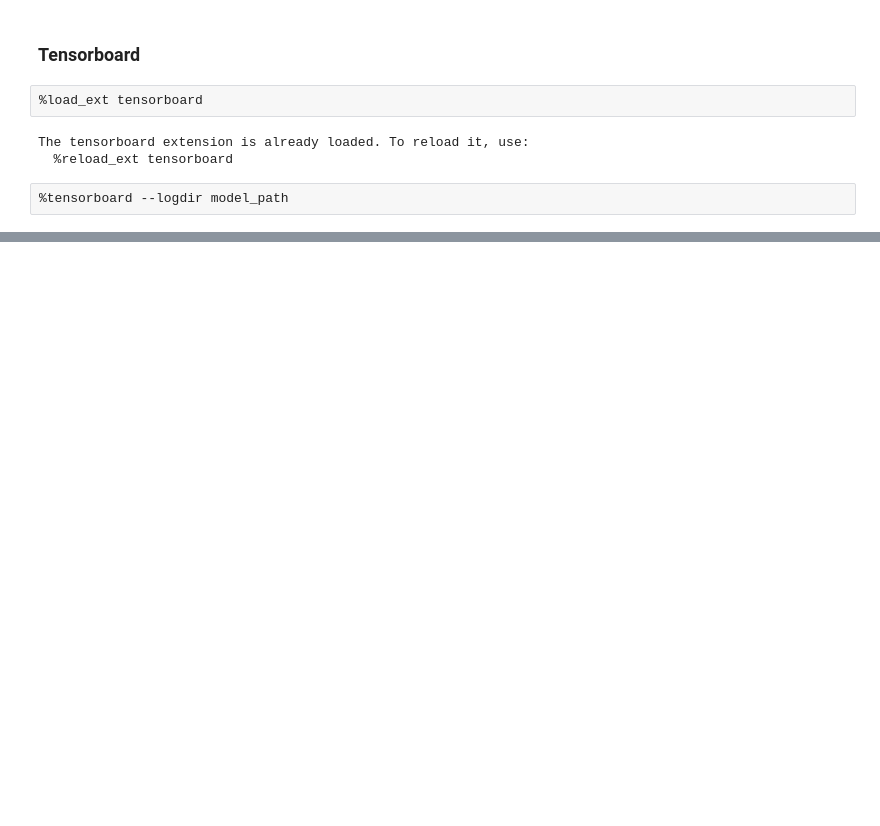
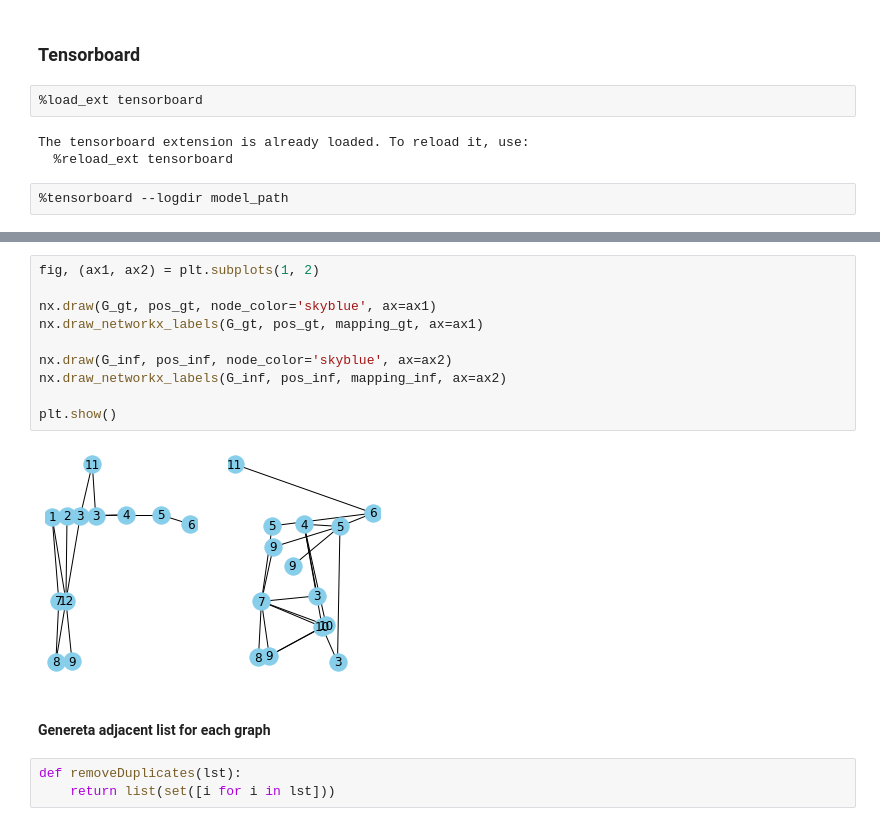
Before and after one commit to aleqrt/mask-rcnn-api, a Jupyter notebook: samples/elettrocablaggi/elettrocablaggi.ipynb, the cells around one changed output, grey strips where cells are left out. Cells and saved outputs as stored; diff of their text form; blank space fills up the shorter version.

```diff
--- a/samples/elettrocablaggi/elettrocablaggi.ipynb
+++ b/samples/elettrocablaggi/elettrocablaggi.ipynb
@@ -176,0 +325,17 @@ The tensorboard extension is already loaded. To reload it, use:
+# %%
+fig, (ax1, ax2) = plt.subplots(1, 2)
+
+nx.draw(G_gt, pos_gt, node_color='skyblue', ax=ax1)
+nx.draw_networkx_labels(G_gt, pos_gt, mapping_gt, ax=ax1)
+
+nx.draw(G_inf, pos_inf, node_color='skyblue', ax=ax2)
+nx.draw_networkx_labels(G_inf, pos_inf, mapping_inf, ax=ax2)
+
+plt.show()
+# %% [output]
+[figure, added]
+# %% [markdown]
+#### Genereta adjacent list for each graph
+# %%
+def removeDuplicates(lst):
+    return list(set([i for i in lst]))
```
Also changed, not shown: parts of 26 cells of this notebook, 17 other files.
